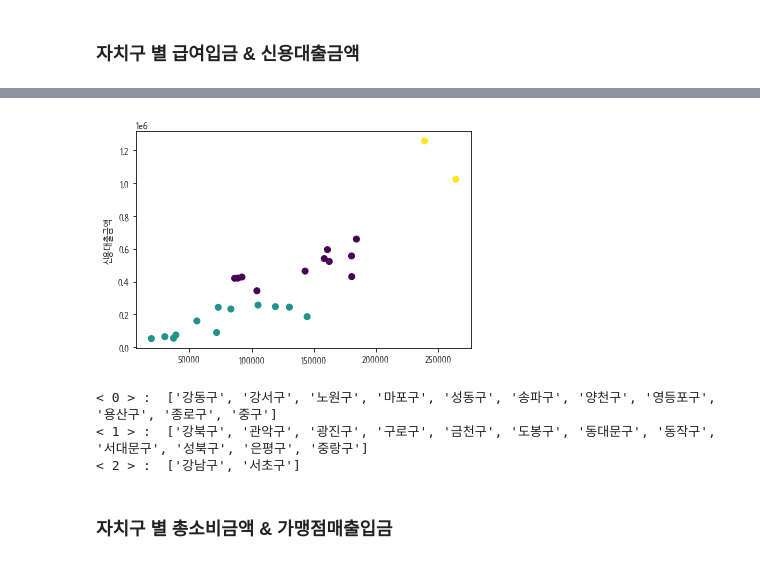
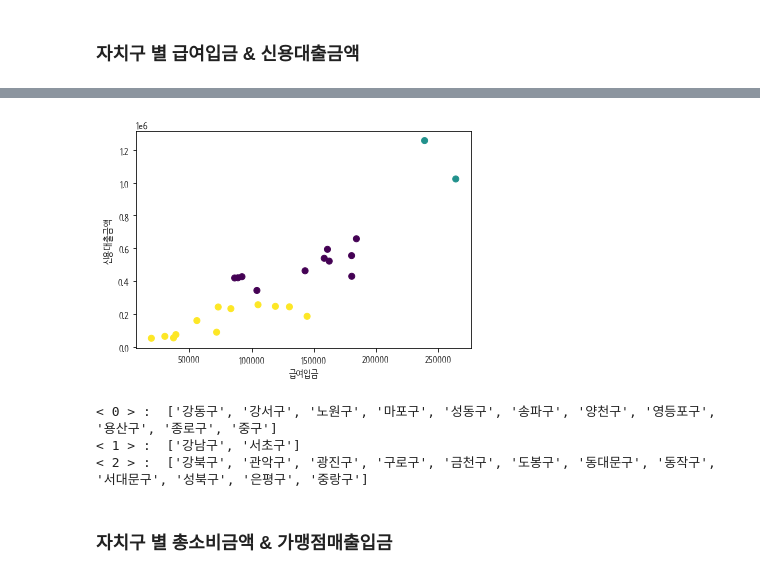
Before and after one commit to waverDeep/FinDataAnalysis, a Jupyter notebook: SHBank/FinDataAnalysis_SHBank_added.ipynb, the cells around one changed output, grey strips where cells are left out. Saved outputs shown, nothing was run; the diff lists cells and outputs as text; code cells hidden in the pictures.

```diff
--- a/SHBank/FinDataAnalysis_SHBank_added.ipynb
+++ b/SHBank/FinDataAnalysis_SHBank_added.ipynb
@@ -149,6 +149,7 @@ plt.figure(figsize=(20,20))
 for i in range(25):
     plt.subplot(5, 5, i+1)
     sns.countplot(x='나이', hue = '성별', data = counties[i])
+    plt.ylim([0, 7000])
     plt.title(county[i] + ' 나이대 성별')
 
 plt.show()
@@ -279,3 +280,12 @@ for i in range(25):
 ---
 # %% [markdown]
 # ✍🏻
+# %%
+### 직장인여부 순위
+dic_worker = {}
+for i in range(25):
+    dic_worker[county[i]] = int(worker[i])
+
+dic_worker = dict(sorted(dic_worker.items(), key=lambda x:x[1], reverse=True))
+for i in range(25):
+    print(str(i+1) +'위 : ' +list(dic_worker.keys())[i] + '\t' + str(list(dic_worker.values())[i]) + ' 명')
@@ -520,7 +555,10 @@ for i in range(25):
         dic[j+2] = round(value, 4)
     group[county[i]] = dic
 
-for i in range(25):
+    '''
+    for i in range(25):
     print(county[i], group[county[i]])
     plt.plot(list(group[county[i]].keys()), list(group[county[i]].values()))
     plt.show()
+
+    '''
@@ -540,0 +565,10 @@ for i in range(25):
+# %%
+print('🌟 각 자치구 연령대별 소비 경향 🌟')
+i= 0
+fig, ax = plt.subplots(5, 5, figsize = (20,18))
+for j in range(5):
+    for k in range(5):
+        #ax[j, k].plot(term, pay_county[i])
+        ax[j,k].plot(list(group[county[i]].keys()), list(group[county[i]].values()))
+        ax[j, k].set_title(county[i])
+        i += 1
@@ -602,19 +640,20 @@ for i in range(2,5):
 # %%
 ### k = 3 클러스터링 이 적합하다고 생각
 kmeans = KMeans(n_clusters = 3)
 cluster_ids = kmeans.fit_predict(clug)
 plt.scatter(clug['급여입금'], clug['신용대출금액'], c=cluster_ids)
+plt.xlabel("급여입금")
 plt.ylabel("신용대출금액")
 plt.show()
 
 clug['id']= kmeans.labels_
 for i in range(3):
     print('<', i, '> : ', list(clug[clug['id'] == i].index))
 # %% [output]
-[figure, old version]
+[figure, new version]
 < 0 > :  ['강동구', '강서구', '노원구', '마포구', '성동구', '송파구', '양천구', '영등포구', '용산구', '종로구', '중구']
-< 1 > :  ['강북구', '관악구', '광진구', '구로구', '금천구', '도봉구', '동대문구', '동작구', '서대문구', '성북구', '은평구', '중랑구']
-< 2 > :  ['강남구', '서초구']
+< 1 > :  ['강남구', '서초구']
+< 2 > :  ['강북구', '관악구', '광진구', '구로구', '금천구', '도봉구', '동대문구', '동작구', '서대문구', '성북구', '은평구', '중랑구']
 # %% [markdown]
 ### 자치구 별 총소비금액 & 가맹점매출입금
 # %%
```
Also changed, not shown: parts of 11 cells of this notebook, 2 other files.
